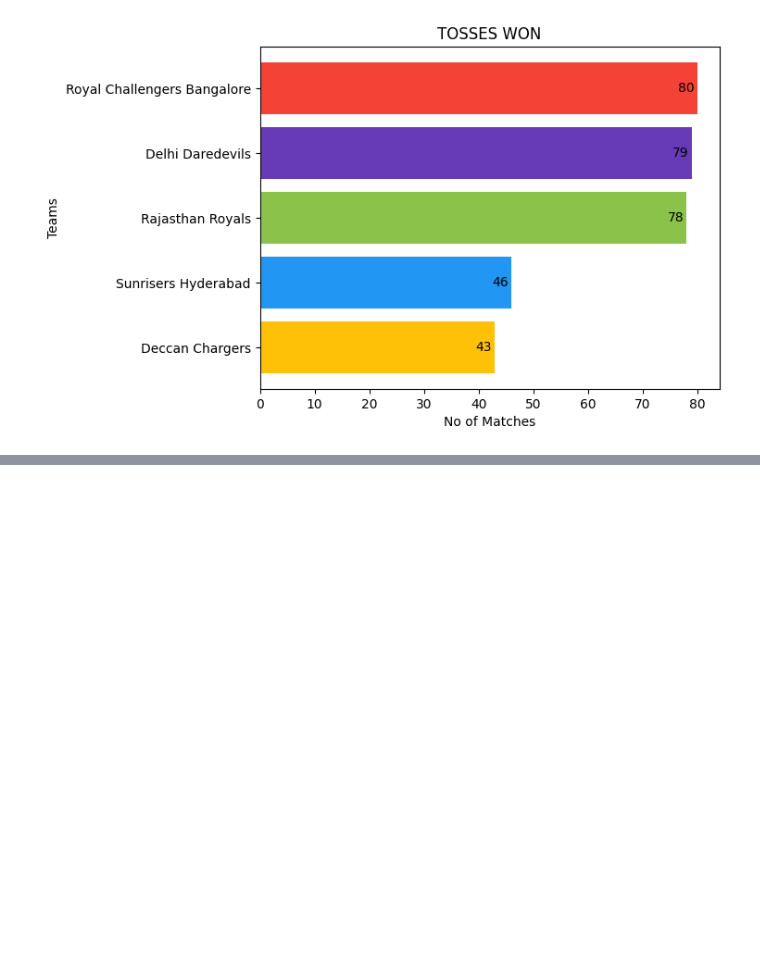
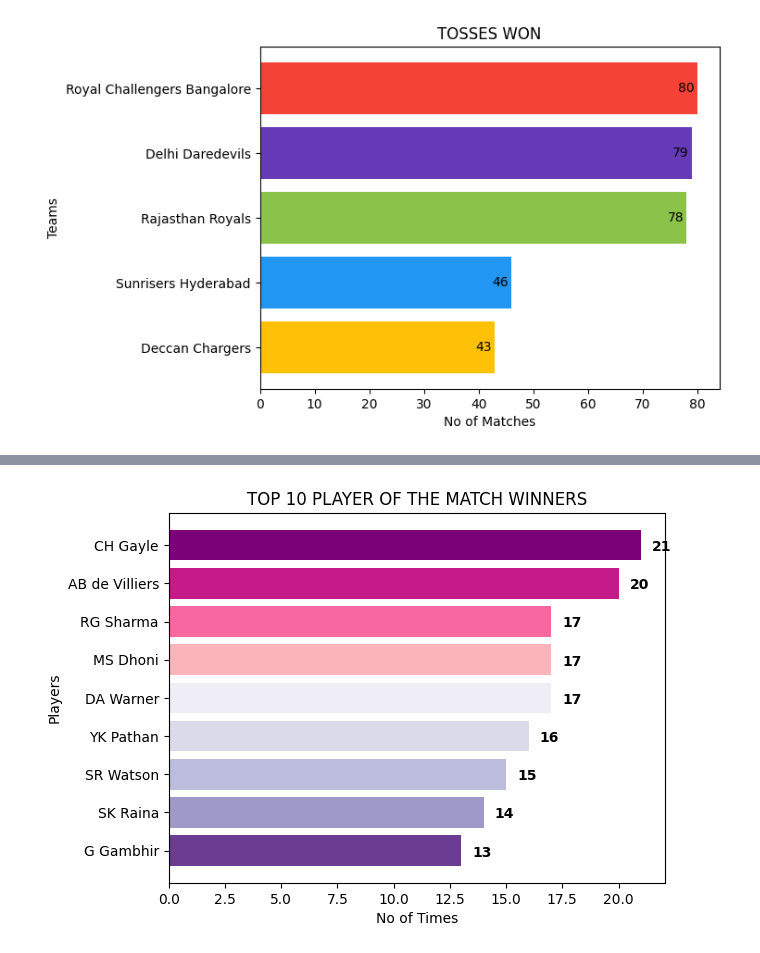
Before and after one commit to puneethegde72/Dashboard-and-infographic-creation, a Jupyter notebook: IPL_data_visualization_and_infographic.ipynb, the cells around one changed output, grey strips where cells are left out. Saved outputs shown, nothing was run; the diff lists cells and outputs as text; code cells hidden in the pictures; blank space fills up the shorter version.

```diff
--- a/IPL_data_visualization_and_infographic.ipynb
+++ b/IPL_data_visualization_and_infographic.ipynb
@@ -71,0 +103,11 @@ plt.show()
+# %%
+#top 10 player of the match
+tpl = dict(df1['player_of_match'].value_counts().sort_values(ascending=True)[217:227])
+plt.barh(list(tpl.keys()), list(tpl.values()), color=['#6b3d92', '#9e9ac8', '#bcbddc', '#dadaeb', '#efedf5', '#fbb4b9', '#f768a1', '#c51b8a', '#7a0177', '#49006a'])
+plt.xlabel("No of Times")
+plt.ylabel("Players")
+plt.title("TOP 10 PLAYER OF THE MATCH WINNERS")
+for i, v in enumerate(tpl.values()):
+    plt.text(v + 0.5, i - 0.15, str(v), color='black', fontweight='bold')
+# %% [output]
+[figure, added]
```
Also changed, not shown: parts of 3 cells of this notebook.
